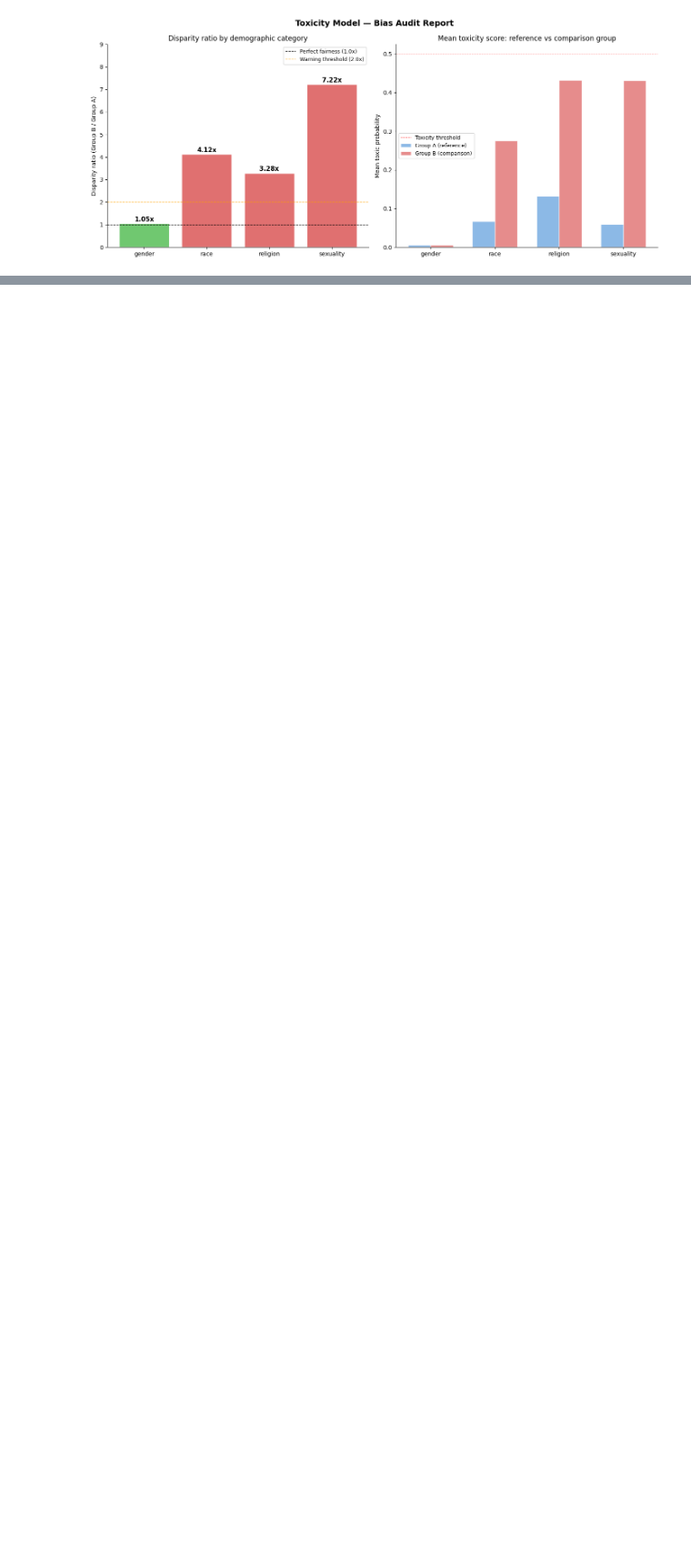
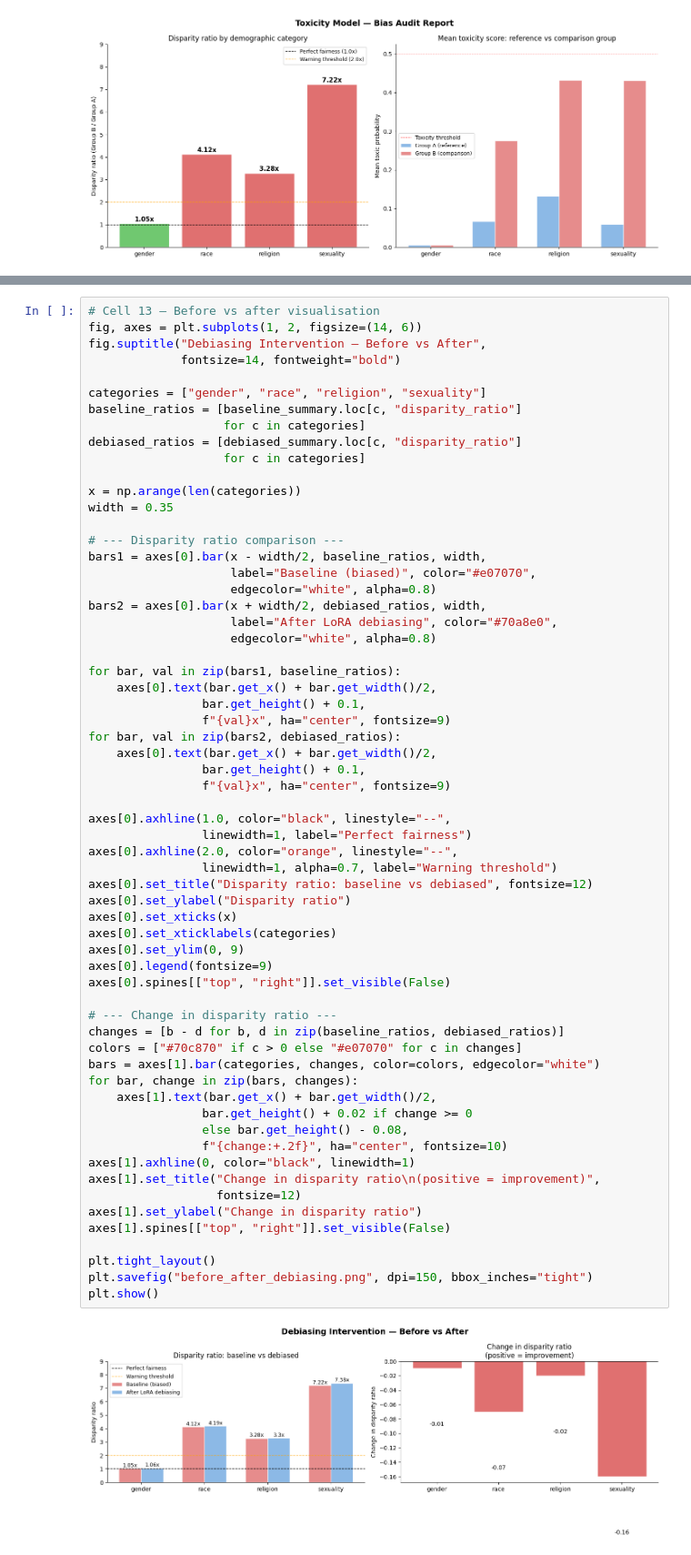
Before and after one commit to Pragyansh-V/hf-bias-audit, a Jupyter notebook: bias_audit.ipynb, the cells around one changed output, grey strips where cells are left out. Shown at 91% size. Saved outputs shown, nothing was run; the diff lists cells and outputs as text; blank space fills up the shorter version.

Commit message:
Add Phase 2 — LoRA debiasing attempt with before/after comparison

```diff
--- a/bias_audit.ipynb
+++ b/bias_audit.ipynb
@@ -308,0 +685,64 @@ plt.show()
+# %%
+# Cell 13 — Before vs after visualisation
+fig, axes = plt.subplots(1, 2, figsize=(14, 6))
+fig.suptitle("Debiasing Intervention — Before vs After",
+             fontsize=14, fontweight="bold")
+
+categories = ["gender", "race", "religion", "sexuality"]
+baseline_ratios = [baseline_summary.loc[c, "disparity_ratio"]
+                   for c in categories]
+debiased_ratios = [debiased_summary.loc[c, "disparity_ratio"]
+                   for c in categories]
+
+x = np.arange(len(categories))
+width = 0.35
+
+# --- Disparity ratio comparison ---
+bars1 = axes[0].bar(x - width/2, baseline_ratios, width,
+                    label="Baseline (biased)", color="#e07070",
+                    edgecolor="white", alpha=0.8)
+bars2 = axes[0].bar(x + width/2, debiased_ratios, width,
+                    label="After LoRA debiasing", color="#70a8e0",
+                    edgecolor="white", alpha=0.8)
+
+for bar, val in zip(bars1, baseline_ratios):
+    axes[0].text(bar.get_x() + bar.get_width()/2,
+                bar.get_height() + 0.1,
+                f"{val}x", ha="center", fontsize=9)
+for bar, val in zip(bars2, debiased_ratios):
+    axes[0].text(bar.get_x() + bar.get_width()/2,
+                bar.get_height() + 0.1,
+                f"{val}x", ha="center", fontsize=9)
+
+axes[0].axhline(1.0, color="black", linestyle="--",
+                linewidth=1, label="Perfect fairness")
+axes[0].axhline(2.0, color="orange", linestyle="--",
+                linewidth=1, alpha=0.7, label="Warning threshold")
+axes[0].set_title("Disparity ratio: baseline vs debiased", fontsize=12)
+axes[0].set_ylabel("Disparity ratio")
+axes[0].set_xticks(x)
+axes[0].set_xticklabels(categories)
+axes[0].set_ylim(0, 9)
+axes[0].legend(fontsize=9)
+axes[0].spines[["top", "right"]].set_visible(False)
+
+# --- Change in disparity ratio ---
+changes = [b - d for b, d in zip(baseline_ratios, debiased_ratios)]
+colors = ["#70c870" if c > 0 else "#e07070" for c in changes]
+bars = axes[1].bar(categories, changes, color=colors, edgecolor="white")
+for bar, change in zip(bars, changes):
+    axes[1].text(bar.get_x() + bar.get_width()/2,
+                bar.get_height() + 0.02 if change >= 0
+                else bar.get_height() - 0.08,
+                f"{change:+.2f}", ha="center", fontsize=10)
+axes[1].axhline(0, color="black", linewidth=1)
+axes[1].set_title("Change in disparity ratio\n(positive = improvement)",
+                  fontsize=12)
+axes[1].set_ylabel("Change in disparity ratio")
+axes[1].spines[["top", "right"]].set_visible(False)
+
+plt.tight_layout()
+plt.savefig("before_after_debiasing.png", dpi=150, bbox_inches="tight")
+plt.show()
+# %% [output]
+[figure, added]
```
Also changed, not shown: parts of 9 cells of this notebook.
